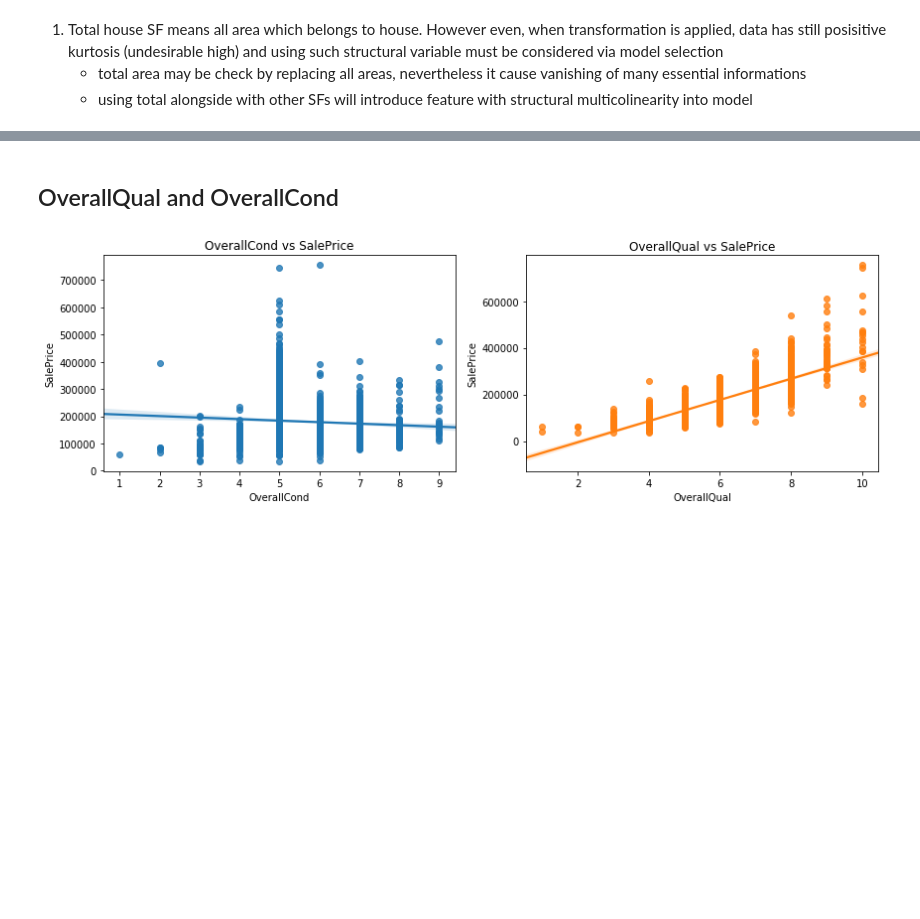
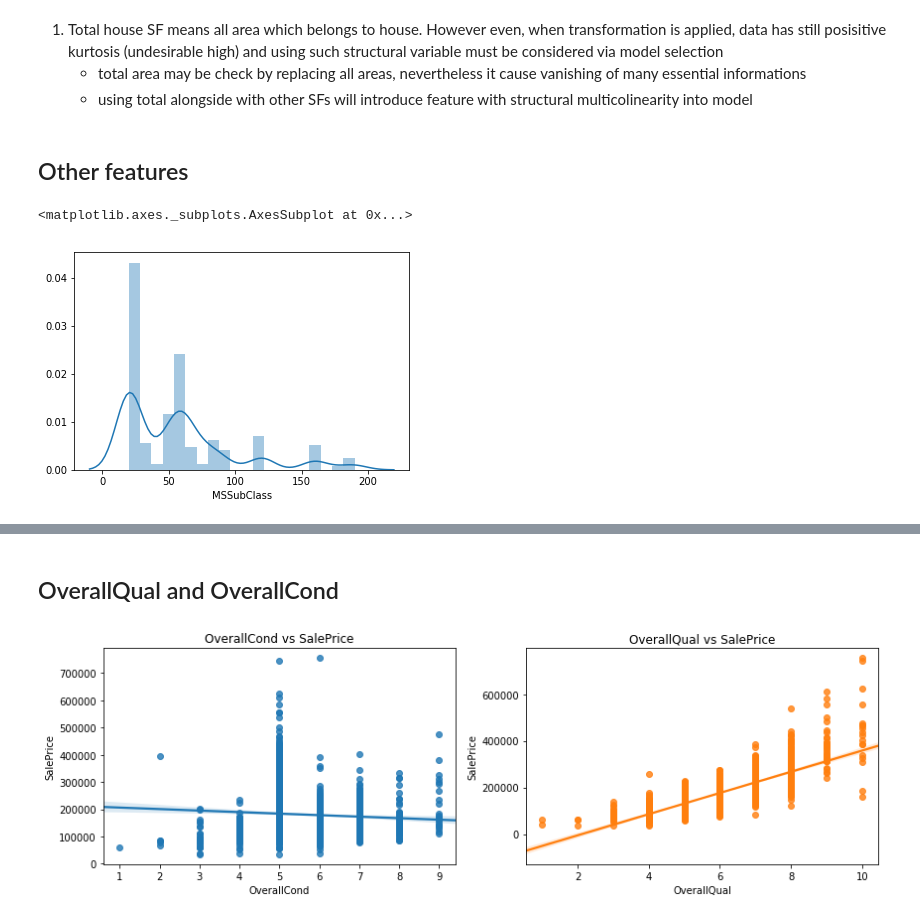
Before and after one commit to Kuba97/house-prices, a Jupyter notebook: notebooks/1.2.1 EDA - Statistical Analysis (numerical).ipynb, the cells around one changed output, grey strips where cells are left out. Saved outputs shown, nothing was run; the diff lists cells and outputs as text; code cells hidden in the pictures; blank space fills up the shorter version.

```diff
--- a/notebooks/1.2.1 EDA - Statistical Analysis (numerical).ipynb
+++ b/notebooks/1.2.1 EDA - Statistical Analysis (numerical).ipynb
@@ -237,3 +237,10 @@ sns.jointplot(np.log(TotalSaleSF), np.log(price), kind='kde', xlim=(7, 9), ylim=
 1. Total house SF means all area which belongs to house. However even, when transformation is applied, data has still posisitive kurtosis (undesirable high) and using such structural variable must be considered via model selection
     - total area may be check by replacing all areas, nevertheless it cause vanishing of many essential informations
     - using total alongside with other SFs will introduce feature with structural multicolinearity into model
+# %% [markdown]
+## Other features
+# %%
+sns.distplot(train['MSSubClass'])
+# %% [output]
+<matplotlib.axes._subplots.AxesSubplot at 0x...>
+[figure, added]
```
Also changed, not shown: parts of 7 cells of this notebook, 12 other files.
